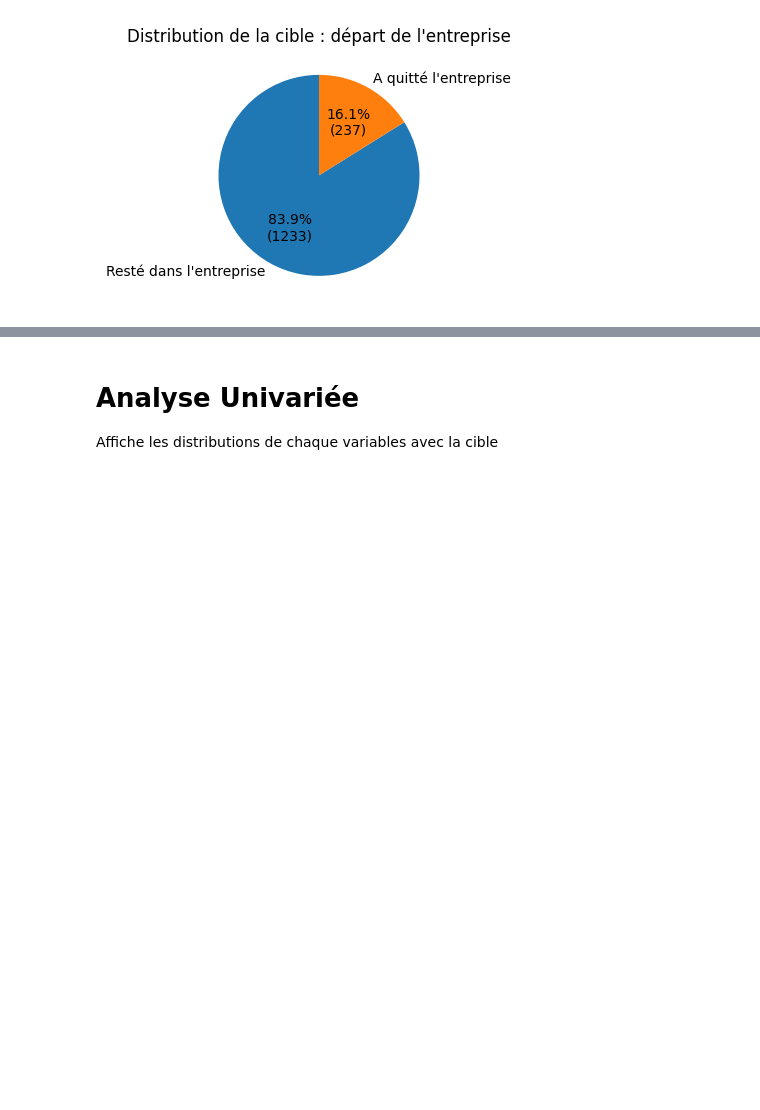
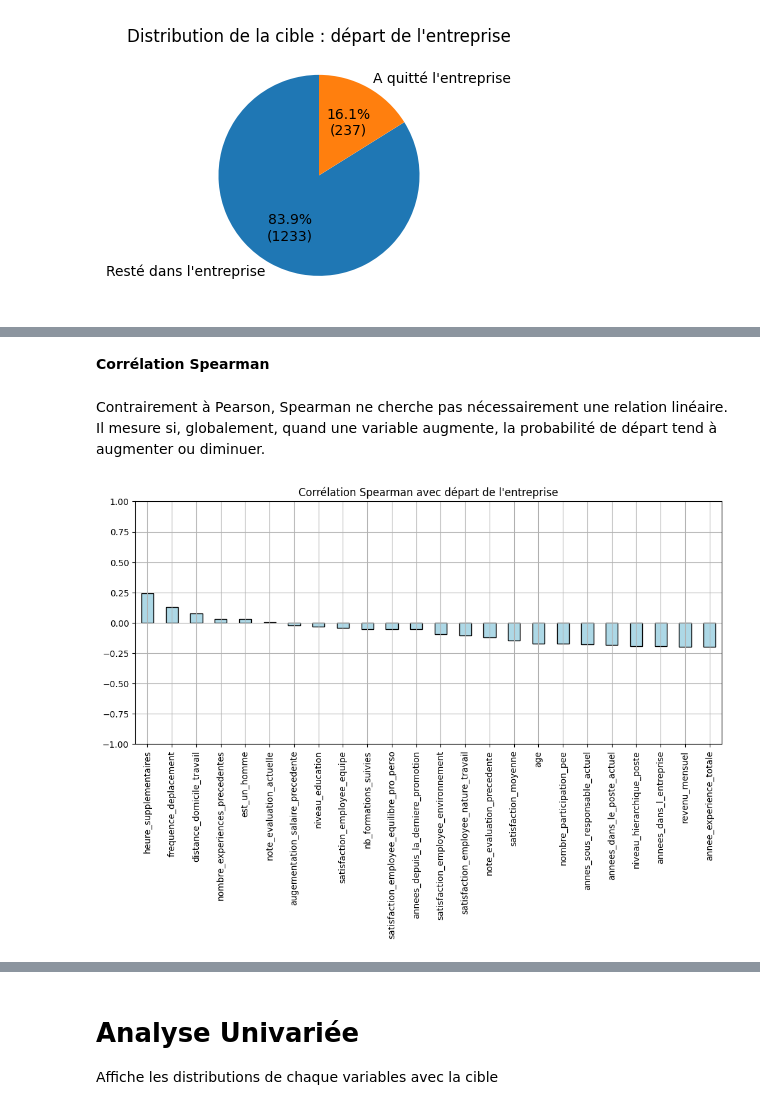
Before and after one commit to Ace4teaM/OCR-NovaTech, a Jupyter notebook: 2.exploration.ipynb, the cells around one changed output, grey strips where cells are left out. Drawn from its saved outputs; the diff is of its cells as text; code cells hidden in the pictures; blank space fills up the shorter version.

Commit message:
Aggrémente l'analyse des correlations avec la cible

```diff
--- a/2.exploration.ipynb
+++ b/2.exploration.ipynb
@@ -100,0 +112,16 @@ plt.show()
+# %% [markdown]
+**Corrélation Spearman**
+# %% [markdown]
+Contrairement à Pearson, Spearman ne cherche pas nécessairement une relation linéaire. Il mesure si, globalement, quand une variable augmente, la probabilité de départ tend à augmenter ou diminuer.
+# %%
+corr_spearman = (
+    df.corr(numeric_only=True, method="spearman")["a_quitte_l_entreprise"]
+    .sort_values(ascending=False)
+)
+
+corr_spearman.drop("a_quitte_l_entreprise").plot(kind="bar", figsize=(12,5), grid=True, color="lightblue", edgecolor="black")
+plt.title("Corrélation Spearman avec départ de l'entreprise")
+plt.ylim(-1, 1)
+plt.show()
+# %% [output]
+[figure, added]
```
Also changed, not shown: parts of 8 cells of this notebook.
